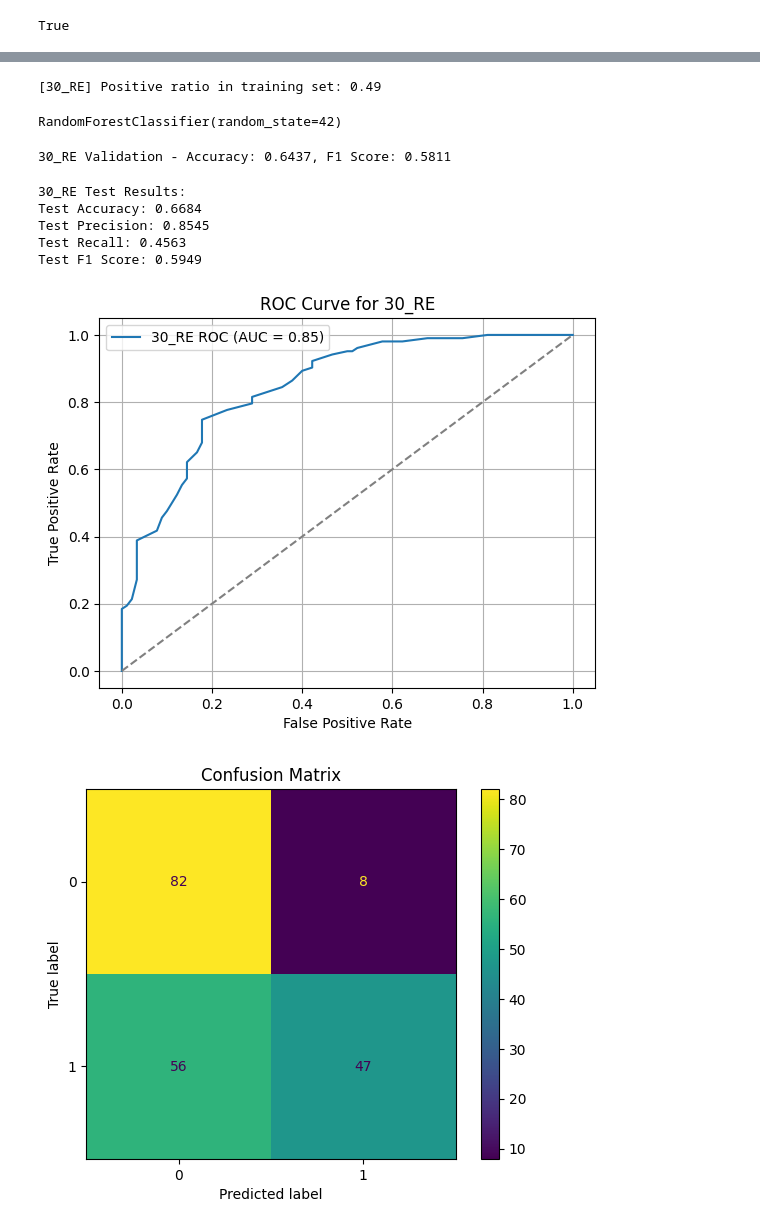
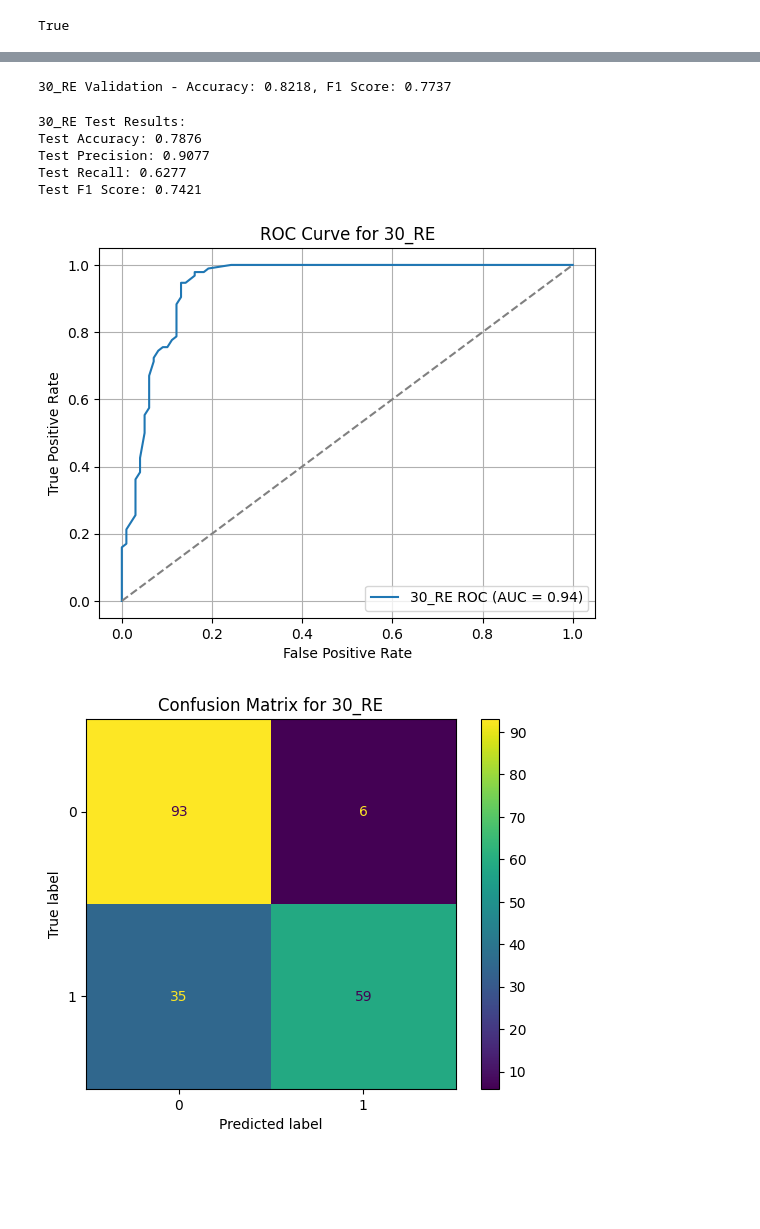
Before and after one commit to myhalfsouls/Heart-failure-prediction, a Jupyter notebook: RF_model.ipynb, the cells around one changed output, grey strips where cells are left out. Drawn from its saved outputs; the diff is of its cells as text; code cells hidden in the pictures; blank space fills up the shorter version.

Commit message:
Change word embedding method to Tfidf

```diff
--- a/RF_model.ipynb
+++ b/RF_model.ipynb
@@ -19,6 +19,6 @@ True
 # %%
 data_path = './data/'
 df_data = pd.read_csv(data_path + 'data_processed.csv')
-df_data['TOKENS'] = df_data['CLEAN_TEXT'].apply(nltk.word_tokenize)
-df_data_genRe = df_data[['TOKENS', 'GEN_RE']]
-df_data_30Re = df_data[['TOKENS', '30_RE']]
+df_data['TEXT'] = df_data['CLEAN_TEXT'].apply(lambda x: ' '.join(nltk.word_tokenize(x)))
+df_data_genRe = df_data[['TEXT', 'GEN_RE']]
+df_data_30Re = df_data[['TEXT', '30_RE']]
@@ -26,0 +25,3 @@ w2v = KeyedVectors.load_word2vec_format("PubMed-and-PMC-w2v.bin", binary=True)
+# %%
+tfidf_vectorizer = TfidfVectorizer(max_features=5000)
+tfidf_vectorizer.fit(df_data['TEXT'])
@@ -46,15 +42,16 @@ def generate_dataset(df_data, pos_idx, neg_idx, re_type, oversample=False):
         num_pos = len(pos_idx)
         neg_idx_sample = np.random.choice(neg_idx, size=num_pos, replace=False)
         all_idx = pos_idx.tolist() + neg_idx_sample.tolist()
-    tokens_all = df_data.iloc[all_idx]['TOKENS'].tolist()
+    texts_all = df_data.iloc[all_idx]['TEXT'].tolist()
     labels = df_data.iloc[all_idx][re_type].tolist()
-    vectors_all = np.array([vectorize(tokens) for tokens in tokens_all])
+    vectors_all = tfidf_vectorizer.transform(texts_all).toarray()
     return vectors_all, labels, neg_idx_sample
 # %%
 def augment_training_data(x_train, y_train, df_data, neg_idx_sample, re_type):
     num_neg = len(x_train) // 2
     add_neg_idx = np.random.choice(neg_idx_sample, size=min(num_neg, len(neg_idx_sample)), replace=False)
-    add_x_neg = np.array([vectorize(df_data.iloc[idx]['TOKENS']) for idx in add_neg_idx])
+    add_text_neg = df_data.iloc[add_neg_idx]['TEXT'].tolist()
+    add_x_neg = tfidf_vectorizer.transform(add_text_neg).toarray()
     add_y_neg = df_data.iloc[add_neg_idx][re_type].tolist()
 
     pos_idx = [i for i, y in enumerate(y_train) if y == 1]
@@ -129,21 +124,16 @@ x_train_30Re, x_test_30Re, y_train_30Re, y_test_30Re = train_test_split(vectors_
 x_train_30Re, x_val_30Re, y_train_30Re, y_val_30Re = train_test_split(x_train_30Re, y_train_30Re, test_size=0.1, shuffle=True)
 
 x_train_30Re, y_train_30Re = augment_training_data(x_train_30Re, y_train_30Re, df_data_30Re, neg_idx_sample, '30_RE')
-print(f"[30_RE] Positive ratio in training set: {np.mean(y_train_30Re):.2f}")
+
+rf_model_30Re = RandomForestClassifier(n_estimators=100, random_state=42)
+rf_model_30Re.fit(x_train_30Re, y_train_30Re)
+
+val_preds_30Re = rf_model_30Re.predict(x_val_30Re)
+val_acc_30Re = accuracy_score(y_val_30Re, val_preds_30Re)
+val_f1_30Re = f1_score(y_val_30Re, val_preds_30Re)
+print(f"30_RE Validation - Accuracy: {val_acc_30Re:.4f}, F1 Score: {val_f1_30Re:.4f}")
 # %% [output]
-[30_RE] Positive ratio in training set: 0.49
+30_RE Validation - Accuracy: 0.8218, F1 Score: 0.7737
-# %%
-rf_model_30Re = RandomForestClassifier(n_estimators=100, random_state=42)
-rf_model_30Re.fit(x_train_30Re, y_train_30Re)
-# %% [output]
-RandomForestClassifier(random_state=42)
-# %%
-val_preds_30Re = rf_model_30Re.predict(x_val_30Re)
-val_acc_30Re = accuracy_score(y_val_30Re, val_preds_30Re)
-val_f1_30Re = f1_score(y_val_30Re, val_preds_30Re)
-print(f"30_RE Validation - Accuracy: {val_acc_30Re:.4f}, F1 Score: {val_f1_30Re:.4f}")
-# %% [output]
-30_RE Validation - Accuracy: 0.6437, F1 Score: 0.5811
 # %%
 test_preds_30Re = rf_model_30Re.predict(x_test_30Re)
 acc_30Re = accuracy_score(y_test_30Re, test_preds_30Re)
@@ -157,10 +147,10 @@ print(f'Test Recall: {rec_30Re:.4f}')
 print(f'Test F1 Score: {f1_30Re:.4f}')
 # %% [output]
 30_RE Test Results:
-Test Accuracy: 0.6684
-Test Precision: 0.8545
-Test Recall: 0.4563
-Test F1 Score: 0.5949
+Test Accuracy: 0.7876
+Test Precision: 0.9077
+Test Recall: 0.6277
+Test F1 Score: 0.7421
 # %%
 y_probs_30Re = rf_model_30Re.predict_proba(x_test_30Re)[:, 1]
 fpr_30Re, tpr_30Re, _ = roc_curve(y_test_30Re, y_probs_30Re)
@@ -176,12 +166,12 @@ plt.legend()
 plt.grid(True)
 plt.show()
 # %% [output]
-[figure, old version]
+[figure, new version]
 # %%
 cm_30Re = confusion_matrix(y_test_30Re, test_preds_30Re)
 disp_30Re = ConfusionMatrixDisplay(confusion_matrix=cm_30Re)
 disp_30Re.plot()
-plt.title("Confusion Matrix")
+plt.title("Confusion Matrix for 30_RE")
 plt.show()
 # %% [output]
-[figure, old version]
+[figure, new version]
```
Also changed, not shown: parts of 8 cells of this notebook.
